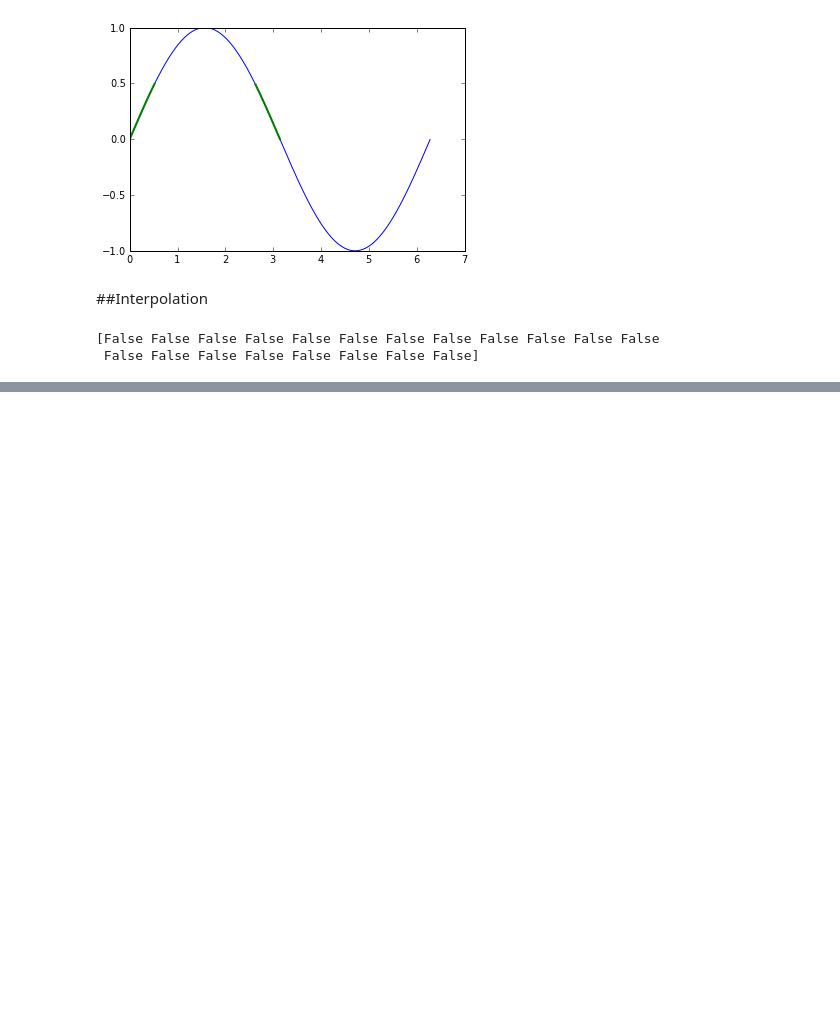
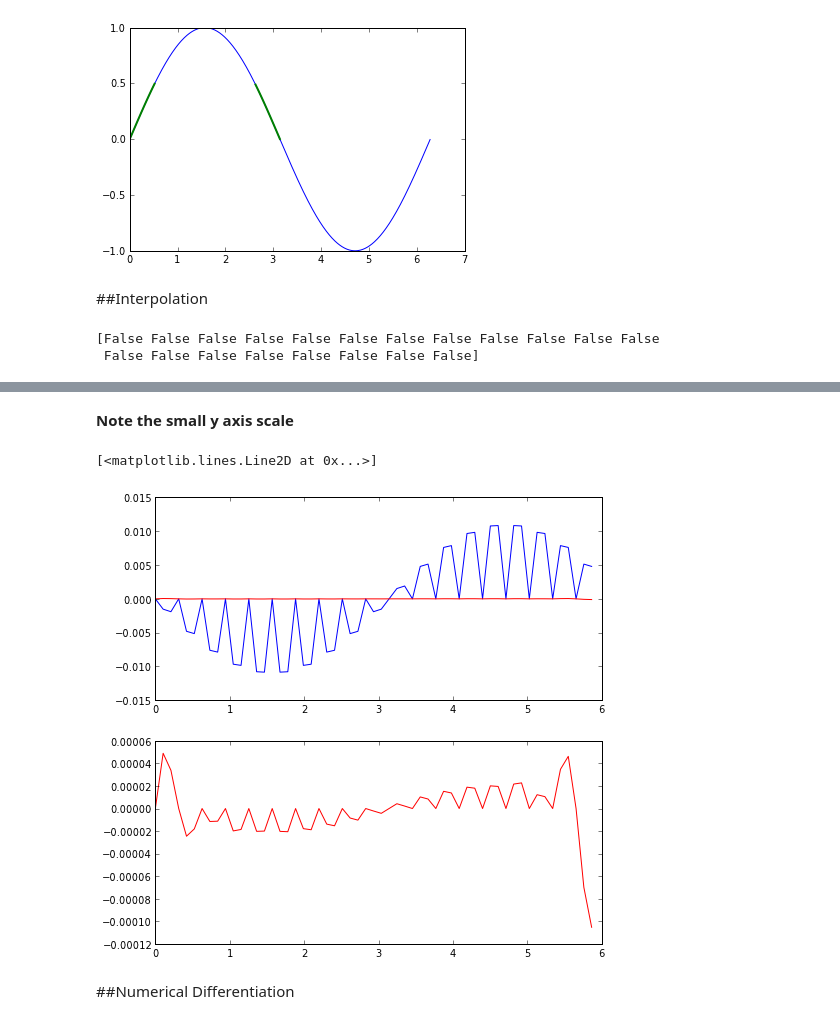
Before and after one commit to kbouch/PHYS202-S13, a Jupyter notebook: Week4/ThursdayNotes.ipynb, the cells around one changed output, grey strips where cells are left out. Saved outputs shown, nothing was run; the diff lists cells and outputs as text; code cells hidden in the pictures; blank space fills up the shorter version.

```diff
--- a/Week4/ThursdayNotes.ipynb
+++ b/Week4/ThursdayNotes.ipynb
@@ -135,0 +165,15 @@ NameError: name 'Scipy' is not defined
+# %% [markdown]
+__Note the small y axis scale__
+# %%
+sin_new_cubic = interp1d(theta,np.sin(theta),kind='cubic')(theta_new)
+fig = gcf()
+fig = figure(figsize=(8.0,8.0))
+ax1 = fig.add_subplot(2,1,1)
+ax1.plot(theta_new,sin_new - np.sin(theta_new),'b-',theta_new,sin_new_cubic - np.sin(theta_new),'r-')
+ax2 = fig.add_subplot(2,1,2)
+ax2.plot(theta_new,sin_new_cubic - np.sin(theta_new),'r-')
+# %% [output]
+[<matplotlib.lines.Line2D at 0x...>]
+[figure, added]
+# %% [markdown]
+##Numerical Differentiation
```
Also changed, not shown: parts of 7 cells of this notebook.
